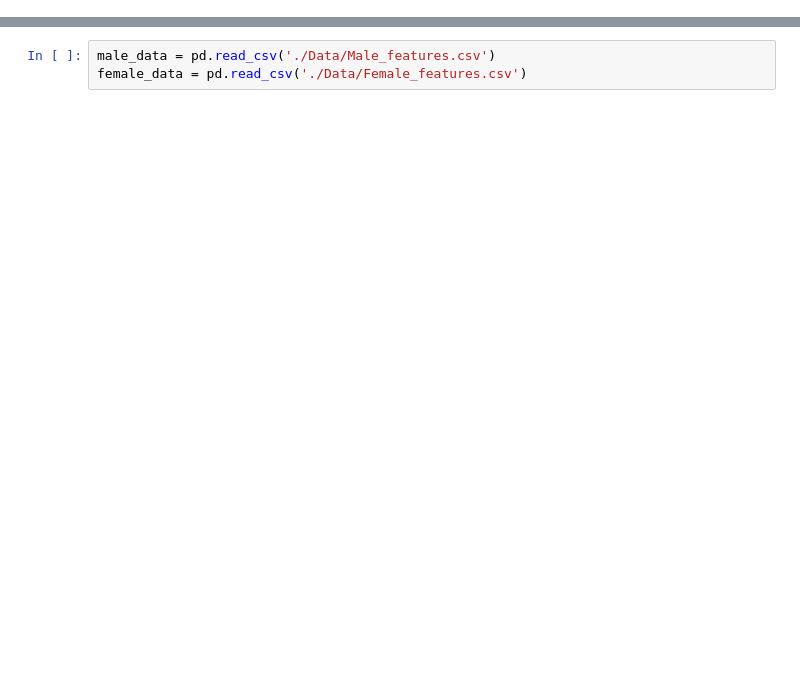
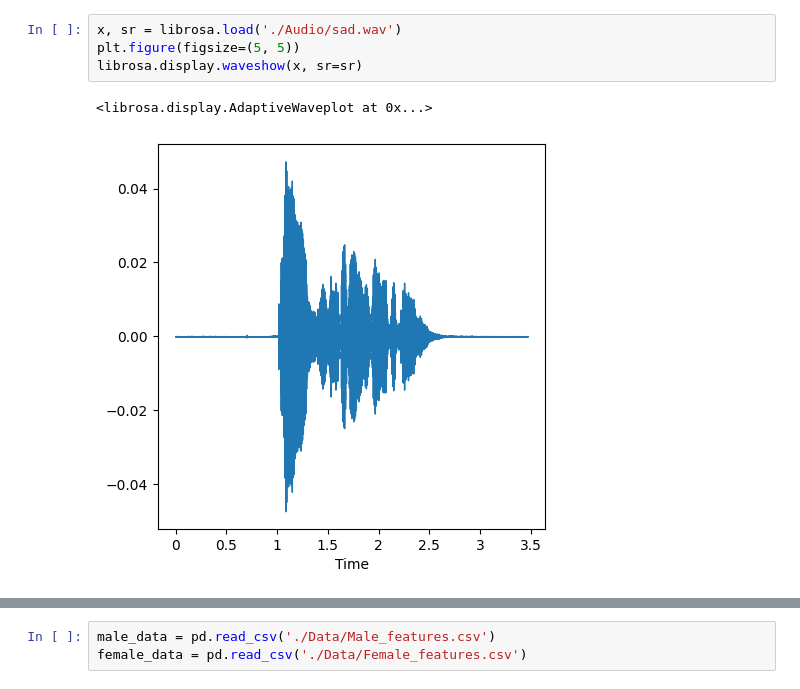
Before and after one commit to lodriscoll/SpeechEmotionRecognition, a Jupyter notebook: SpeechEmotionRecognition.ipynb, the cells around one changed output, grey strips where cells are left out. Drawn from its saved outputs; the diff is of its cells as text; blank space fills up the shorter version.

```diff
--- a/SpeechEmotionRecognition.ipynb
+++ b/SpeechEmotionRecognition.ipynb
@@ -16,0 +51,7 @@ from keras import optimizers
+# %%
+x, sr = librosa.load('./Audio/sad.wav')
+plt.figure(figsize=(5, 5))
+librosa.display.waveshow(x, sr=sr)
+# %% [output]
+<librosa.display.AdaptiveWaveplot at 0x...>
+[figure, added]
```
Also changed, not shown: parts of 24 cells of this notebook, 3 other files.
